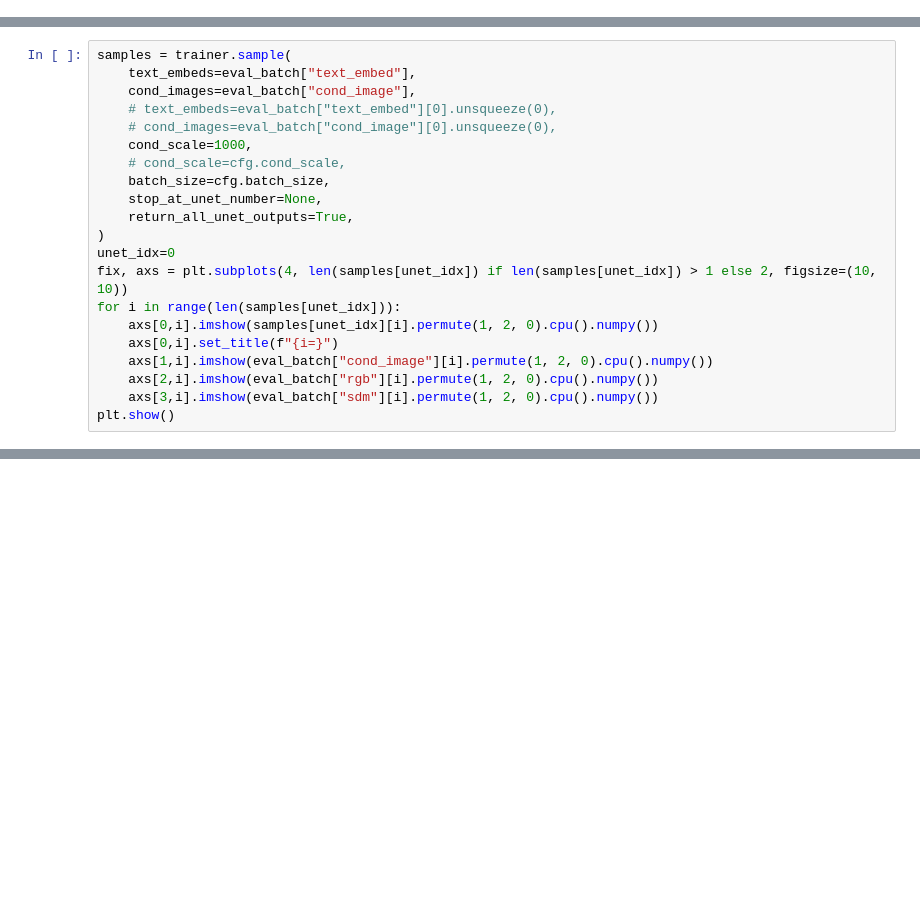
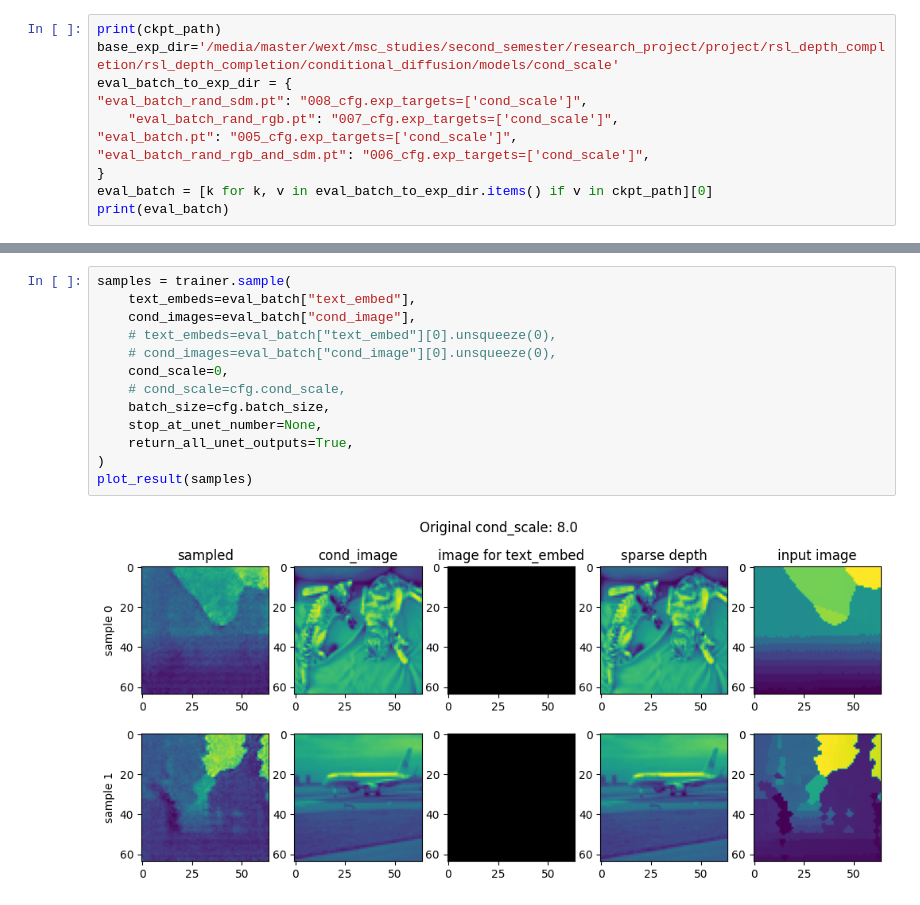
Before and after one commit to kirilllzaitsev/depth_completion_with_diffusion, a Jupyter notebook: rsl_depth_completion/conditional_diffusion/fine-tuning.ipynb, the cells around one changed output, grey strips where cells are left out. Cells and saved outputs as stored; diff of their text form; blank space fills up the shorter version.

```diff
--- a/rsl_depth_completion/conditional_diffusion/fine-tuning.ipynb
+++ b/rsl_depth_completion/conditional_diffusion/fine-tuning.ipynb
@@ -0,0 +7,11 @@
+# %%
+print(ckpt_path)
+base_exp_dir='/media/master/wext/msc_studies/second_semester/research_project/project/rsl_depth_completion/rsl_depth_completion/conditional_diffusion/models/cond_scale'
+eval_batch_to_exp_dir = {
+"eval_batch_rand_sdm.pt": "008_cfg.exp_targets=['cond_scale']",
+    "eval_batch_rand_rgb.pt": "007_cfg.exp_targets=['cond_scale']",
+"eval_batch.pt": "005_cfg.exp_targets=['cond_scale']",
+"eval_batch_rand_rgb_and_sdm.pt": "006_cfg.exp_targets=['cond_scale']",
+}
+eval_batch = [k for k, v in eval_batch_to_exp_dir.items() if v in ckpt_path][0]
+print(eval_batch)
@@ -220,21 +143,0 @@ array([[1.        , 0.99760311],
-# %%
-samples = trainer.sample(
-    text_embeds=eval_batch["text_embed"],
-    cond_images=eval_batch["cond_image"],
-    # text_embeds=eval_batch["text_embed"][0].unsqueeze(0),
-    # cond_images=eval_batch["cond_image"][0].unsqueeze(0),
-    cond_scale=1000,
-    # cond_scale=cfg.cond_scale,
-    batch_size=cfg.batch_size,
-    stop_at_unet_number=None,
-    return_all_unet_outputs=True,
-)
-unet_idx=0
-fix, axs = plt.subplots(4, len(samples[unet_idx]) if len(samples[unet_idx]) > 1 else 2, figsize=(10, 10))
-for i in range(len(samples[unet_idx])):
-    axs[0,i].imshow(samples[unet_idx][i].permute(1, 2, 0).cpu().numpy())
-    axs[0,i].set_title(f"{i=}")
-    axs[1,i].imshow(eval_batch["cond_image"][i].permute(1, 2, 0).cpu().numpy())
-    axs[2,i].imshow(eval_batch["rgb"][i].permute(1, 2, 0).cpu().numpy())
-    axs[3,i].imshow(eval_batch["sdm"][i].permute(1, 2, 0).cpu().numpy())
-plt.show()
@@ -264,2 +186,17 @@ plt.show()
+# %%
+samples = trainer.sample(
+    text_embeds=eval_batch["text_embed"],
+    cond_images=eval_batch["cond_image"],
+    # text_embeds=eval_batch["text_embed"][0].unsqueeze(0),
+    # cond_images=eval_batch["cond_image"][0].unsqueeze(0),
+    cond_scale=0,
+    # cond_scale=cfg.cond_scale,
+    batch_size=cfg.batch_size,
+    stop_at_unet_number=None,
+    return_all_unet_outputs=True,
+)
+plot_result(samples)
+# %% [output]
+[figure, added]
 # %%
 def compare_diff_cond_scales(trainer):
```
Also changed, not shown: parts of 18 cells of this notebook.
